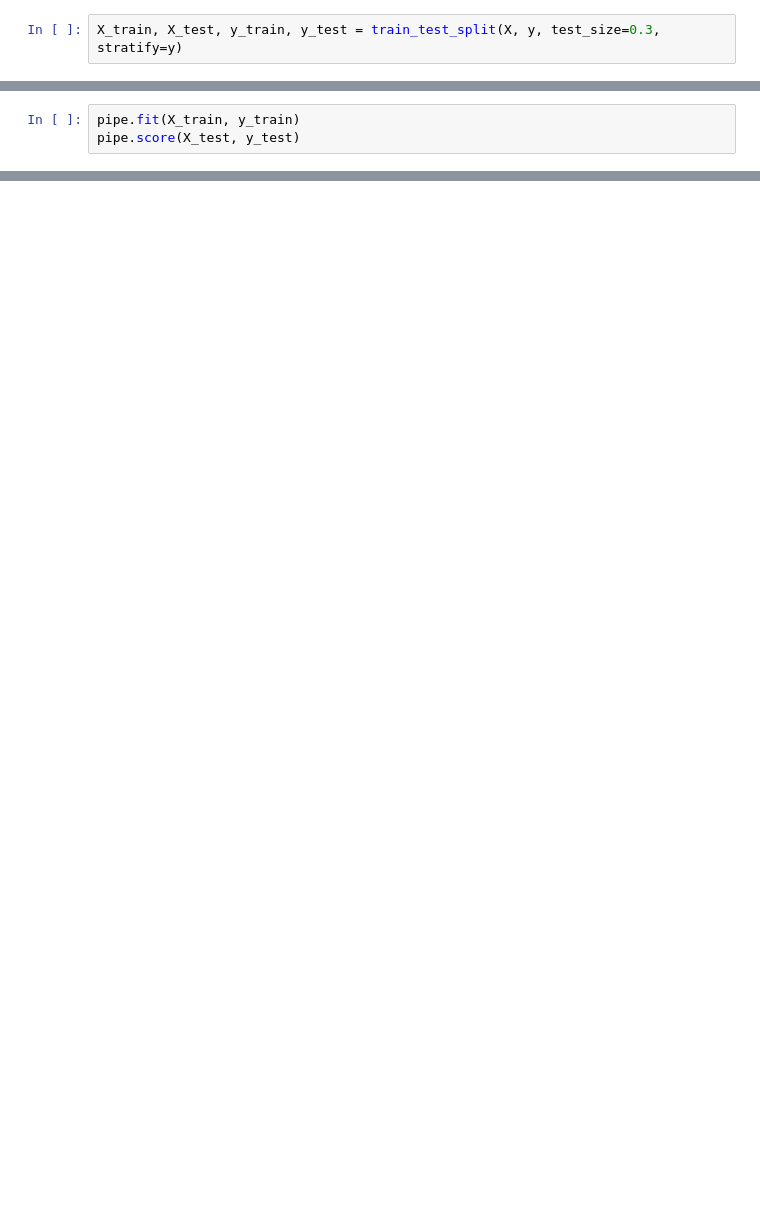
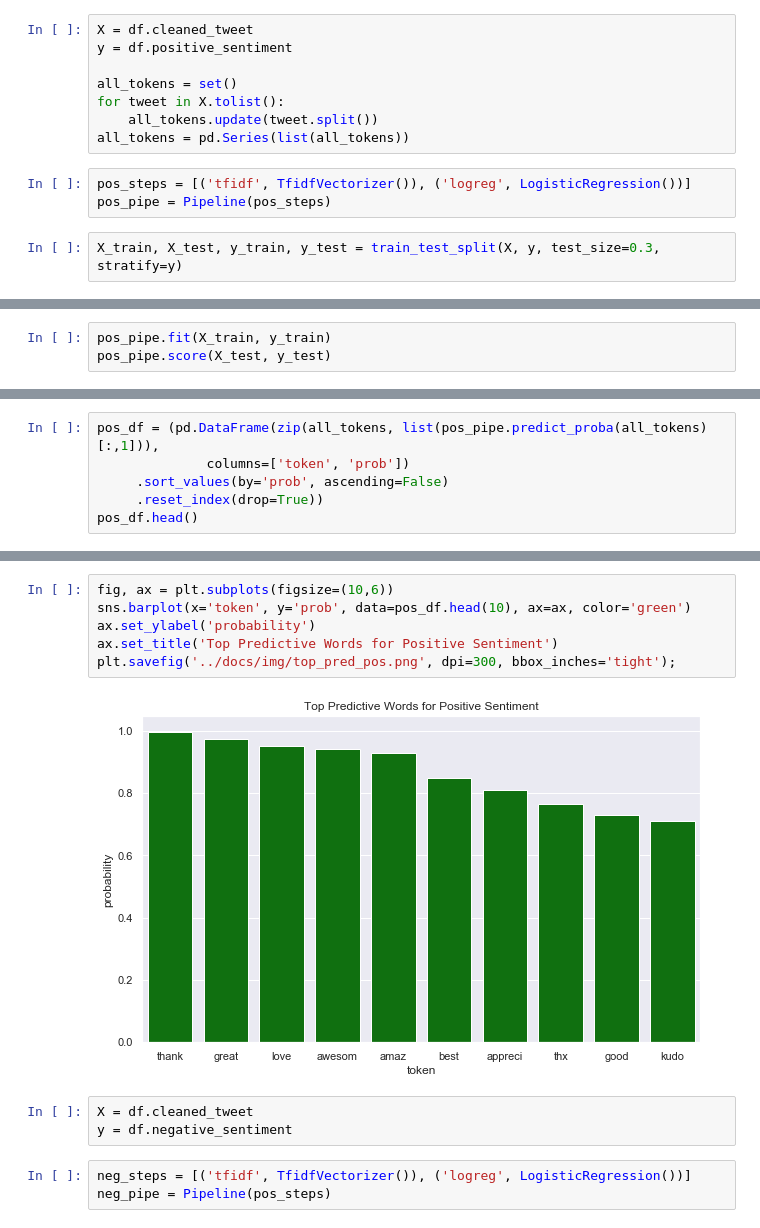
Before and after one commit to jennyrhee/airline-sentiment, a Jupyter notebook: notebooks/2-data-storytelling.ipynb, the cells around one changed output, grey strips where cells are left out. Cells and saved outputs as stored; diff of their text form; blank space fills up the shorter version.

```diff
--- a/notebooks/2-data-storytelling.ipynb
+++ b/notebooks/2-data-storytelling.ipynb
@@ -525,3 +664,14 @@ pipe = Pipeline(steps)
+# %%
+X = df.cleaned_tweet
+y = df.positive_sentiment
+
+all_tokens = set()
+for tweet in X.tolist():
+    all_tokens.update(tweet.split())
+all_tokens = pd.Series(list(all_tokens))
+# %%
+pos_steps = [('tfidf', TfidfVectorizer()), ('logreg', LogisticRegression())]
+pos_pipe = Pipeline(pos_steps)
 # %%
 X_train, X_test, y_train, y_test = train_test_split(X, y, test_size=0.3, stratify=y)
 # %%
@@ -541,4 +689,4 @@ Name: airline_sentiment, dtype: float64
 # %%
-pipe.fit(X_train, y_train)
-pipe.score(X_test, y_test)
+pos_pipe.fit(X_train, y_train)
+pos_pipe.score(X_test, y_test)
 # %% [output]
@@ -700,0 +694,6 @@ plt.savefig('../docs/img/top_pred_neg.png', dpi=300, bbox_inches='tight');
+# %%
+pos_df = (pd.DataFrame(zip(all_tokens, list(pos_pipe.predict_proba(all_tokens)[:,1])),
+              columns=['token', 'prob'])
+     .sort_values(by='prob', ascending=False)
+     .reset_index(drop=True))
+pos_df.head()
@@ -700,0 +707,14 @@ plt.savefig('../docs/img/top_pred_neg.png', dpi=300, bbox_inches='tight');
+# %%
+fig, ax = plt.subplots(figsize=(10,6))
+sns.barplot(x='token', y='prob', data=pos_df.head(10), ax=ax, color='green')
+ax.set_ylabel('probability')
+ax.set_title('Top Predictive Words for Positive Sentiment')
+plt.savefig('../docs/img/top_pred_pos.png', dpi=300, bbox_inches='tight');
+# %% [output]
+[figure, added]
+# %%
+X = df.cleaned_tweet
+y = df.negative_sentiment
+# %%
+neg_steps = [('tfidf', TfidfVectorizer()), ('logreg', LogisticRegression())]
+neg_pipe = Pipeline(pos_steps)
```
Also changed, not shown: parts of 41 cells of this notebook.
